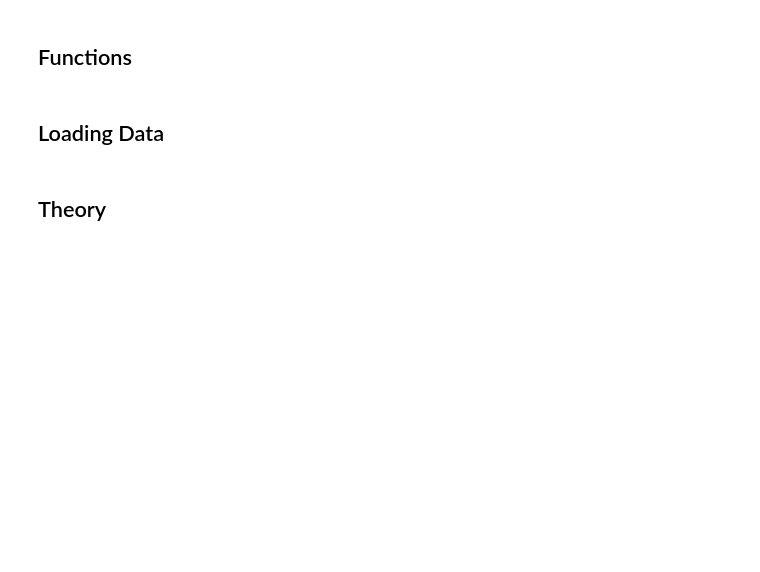
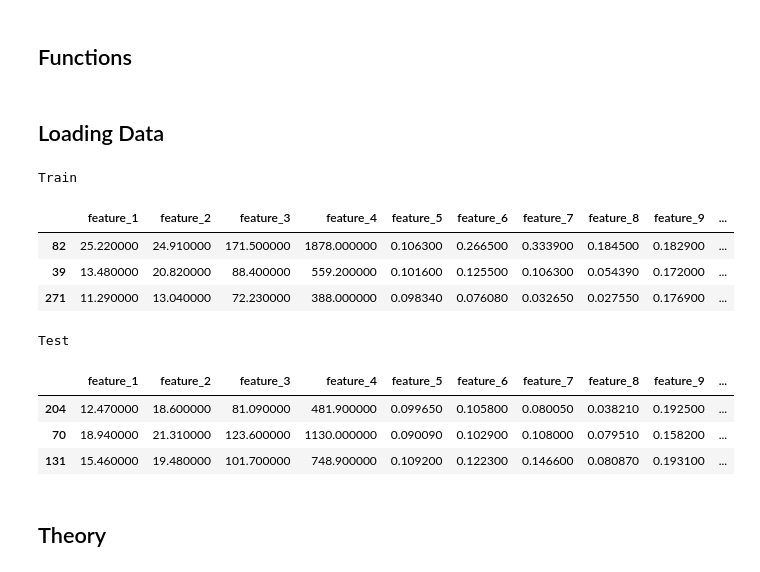
Before and after one commit to rocabrera/ml-learning, a Jupyter notebook: naive bayes.ipynb, the cells around one changed output. Saved outputs shown, nothing was run; the diff lists cells and outputs as text; code cells hidden in the pictures; blank space fills up the shorter version.

```diff
--- a/naive bayes.ipynb
+++ b/naive bayes.ipynb
@@ -56,3 +20,27 @@ def gaussian_plot(s):
+# %%
+def prepareData(sklearnDataSet):
+
+    X, y = sklearnDataSet(return_X_y=True)
+    data  = np.hstack([X,y.reshape(-1,1)])
+    cols_name_lst = [f"feature_{i+1}" for i in range(X.shape[1])] + ["target"]
+    return pd.DataFrame(data, columns = cols_name_lst)
+
+def gaussian(x, mu, sig):
+    aux = 2*(sig**2)
+    return np.exp(-(x - mu)**2 /aux)/sqrt(aux)
+
+def display_side_by_side(dfs:list, captions:list):
+    """Display tables side by side to save vertical space
+    Input:
+        dfs: list of pandas.DataFrame
+        captions: list of table captions
+    """
+    output = ""
+    combined = dict(zip(captions, dfs))
+    for caption, df in combined.items():
+        output += df.style.set_table_attributes("style='display:inline'").set_caption(caption)._repr_html_()
+        output += "\xa0\xa0\xa0\xa0\xa0"
+    display(HTML(output))
 # %% [markdown]
 ## Loading Data
 # %%
@@ -61,3 +52,19 @@ iris_df = prepareData(load_iris)
+# %%
+df_train, df_test = train_test_split(df, test_size = 0.1, random_state = 42)
+display_side_by_side([df_train.head(3), df_test.head(3)], ["Train", "Test"])
+df_train = df_train.reset_index(drop = True)
+df_test = df_test.reset_index(drop = True)
+# %% [output]
+Train
+|  | feature_1 | feature_2 | feature_3 | feature_4 | feature_5 | feature_6 | feature_7 | feature_8 | feature_9 | ... |
+| 82 | 25.220000 | 24.910000 | 171.500000 | 1878.000000 | 0.106300 | 0.266500 | 0.333900 | 0.184500 | 0.182900 | ... |
+| 39 | 13.480000 | 20.820000 | 88.400000 | 559.200000 | 0.101600 | 0.125500 | 0.106300 | 0.054390 | 0.172000 | ... |
+| 271 | 11.290000 | 13.040000 | 72.230000 | 388.000000 | 0.098340 | 0.076080 | 0.032650 | 0.027550 | 0.176900 | ... |
+Test
+|  | feature_1 | feature_2 | feature_3 | feature_4 | feature_5 | feature_6 | feature_7 | feature_8 | feature_9 | ... |
+| 204 | 12.470000 | 18.600000 | 81.090000 | 481.900000 | 0.099650 | 0.105800 | 0.080050 | 0.038210 | 0.192500 | ... |
+| 70 | 18.940000 | 21.310000 | 123.600000 | 1130.000000 | 0.090090 | 0.102900 | 0.108000 | 0.079510 | 0.158200 | ... |
+| 131 | 15.460000 | 19.480000 | 101.700000 | 748.900000 | 0.109200 | 0.122300 | 0.146600 | 0.080870 | 0.193100 | ... |
 # %% [markdown]
 ## Theory
 # %% [markdown]
```
Also changed, not shown: parts of 19 cells of this notebook.
